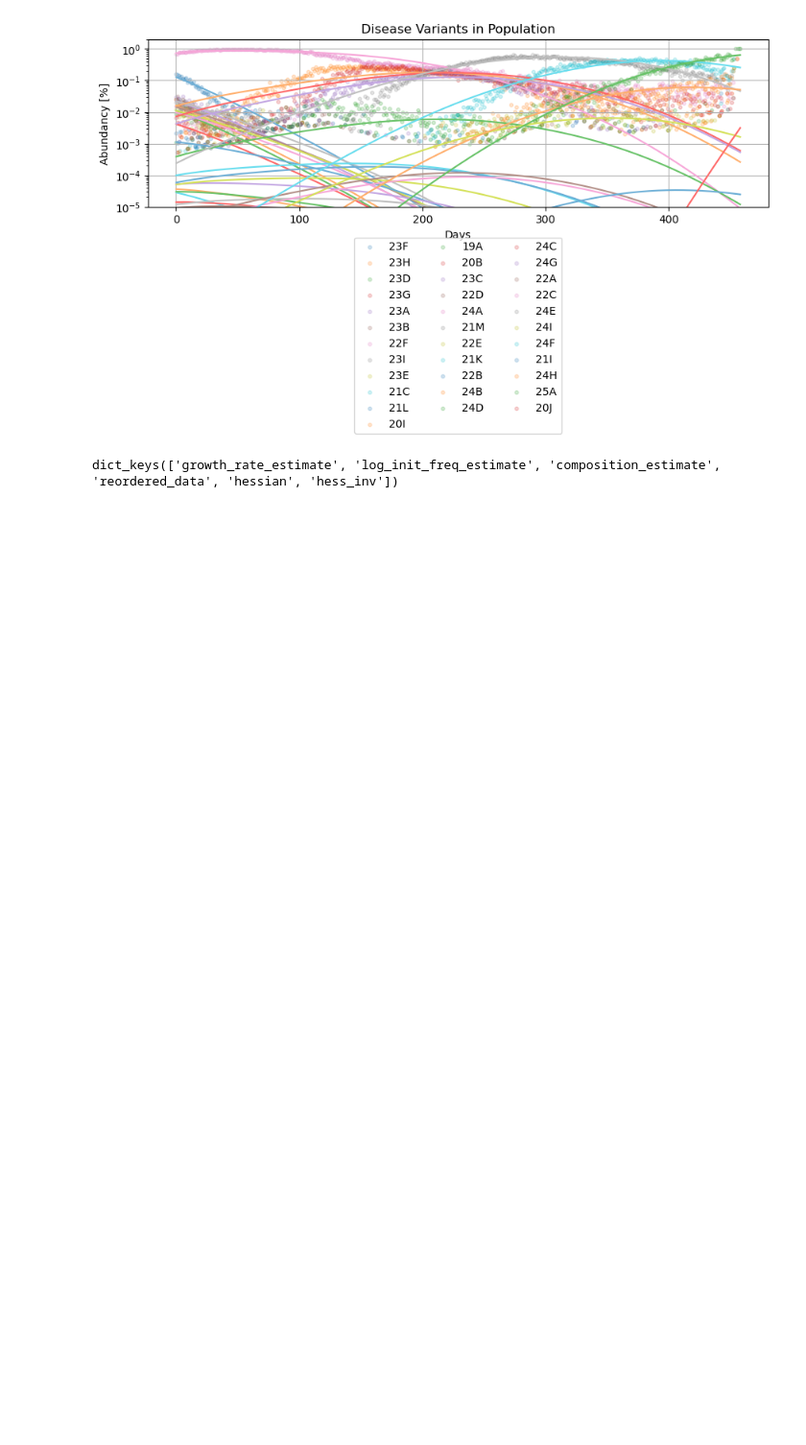
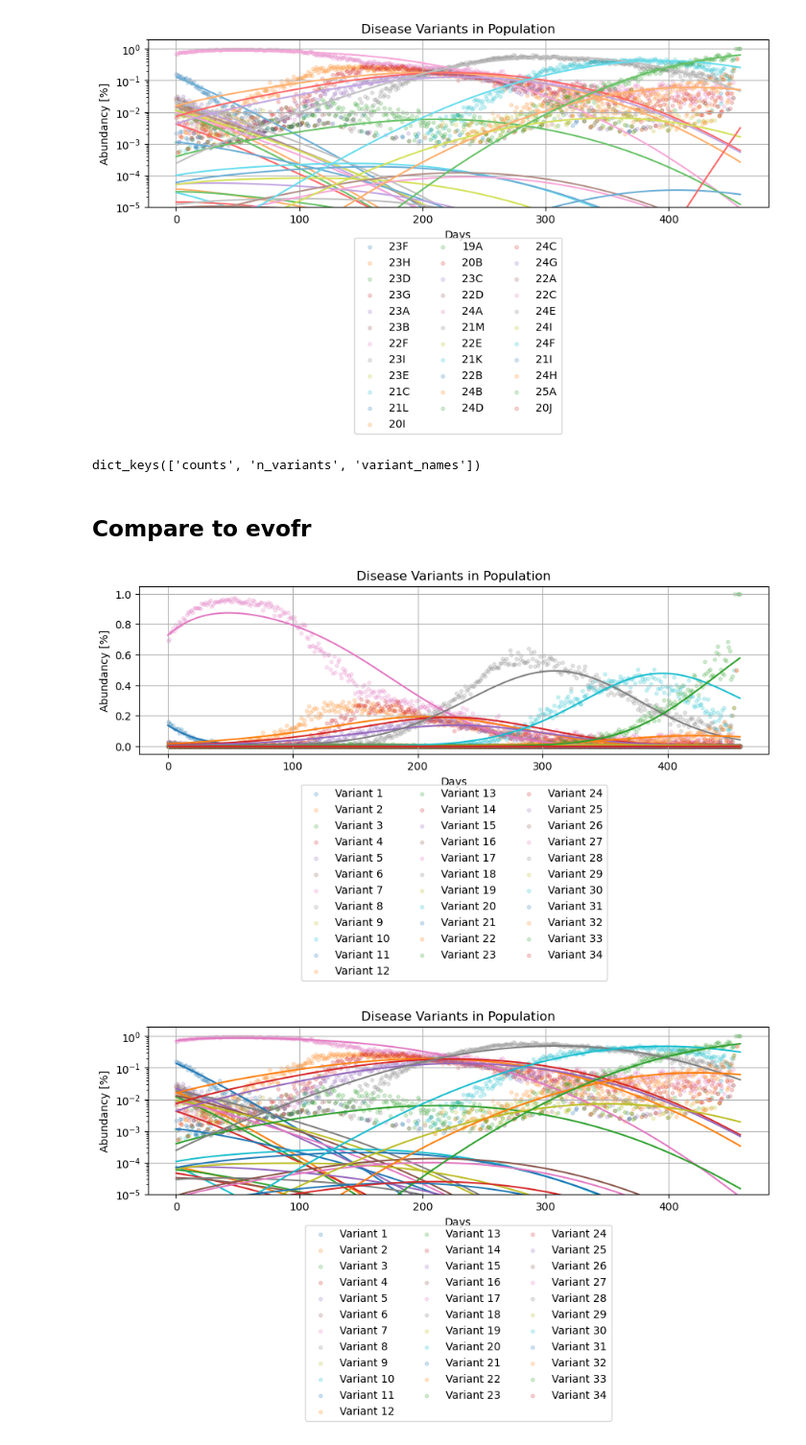
Before and after one commit to marie3003/mlr_predict_variant_composition, a Jupyter notebook: covid_data.ipynb, the cells around one changed output. Shown at 96% size. Drawn from its saved outputs; the diff is of its cells as text; code cells hidden in the pictures; blank space fills up the shorter version.

```diff
--- a/covid_data.ipynb
+++ b/covid_data.ipynb
@@ -102,10 +102,6 @@ Loop  4
 Loop  5
 [figure]
 [figure]
-# %%
-result_stepwise.keys()
-# %% [output]
-dict_keys(['growth_rate_estimate', 'log_init_freq_estimate', 'composition_estimate', 'reordered_data', 'hessian', 'hess_inv'])
 # %%
 #counts_df = counts_df[counts_df.date < '2025-03-15']    # counts after this date have counts below 40
 
@@ -113,3 +109,17 @@ dict_keys(['growth_rate_estimate', 'log_init_freq_estimate', 'composition_estima
 #variant_counts = counts_df['nextcladePangoLineage'].value_counts()
 #variants_to_keep = variant_counts[variant_counts >= 2].index
 #counts_df = counts_df[counts_df['nextcladePangoLineage'].isin(variants_to_keep)]
+# %%
+data.keys()
+# %% [output]
+dict_keys(['counts', 'n_variants', 'variant_names'])
+# %% [markdown]
+## Compare to evofr
+# %%
+evofr_result = calculate_viral_composition_evofr(data, iterations = 1000000, learning_rate = 4e-3)
+# %%
+plot_viral_composition(data['counts'], evofr_result['freq'], logscale = False)
+plot_viral_composition(data['counts'], evofr_result['freq'], y_range = (1e-5, 2), logscale = True)
+# %% [output]
+[figure, added]
+[figure, added]
```
Also changed, not shown: parts of 1 cell of this notebook.
